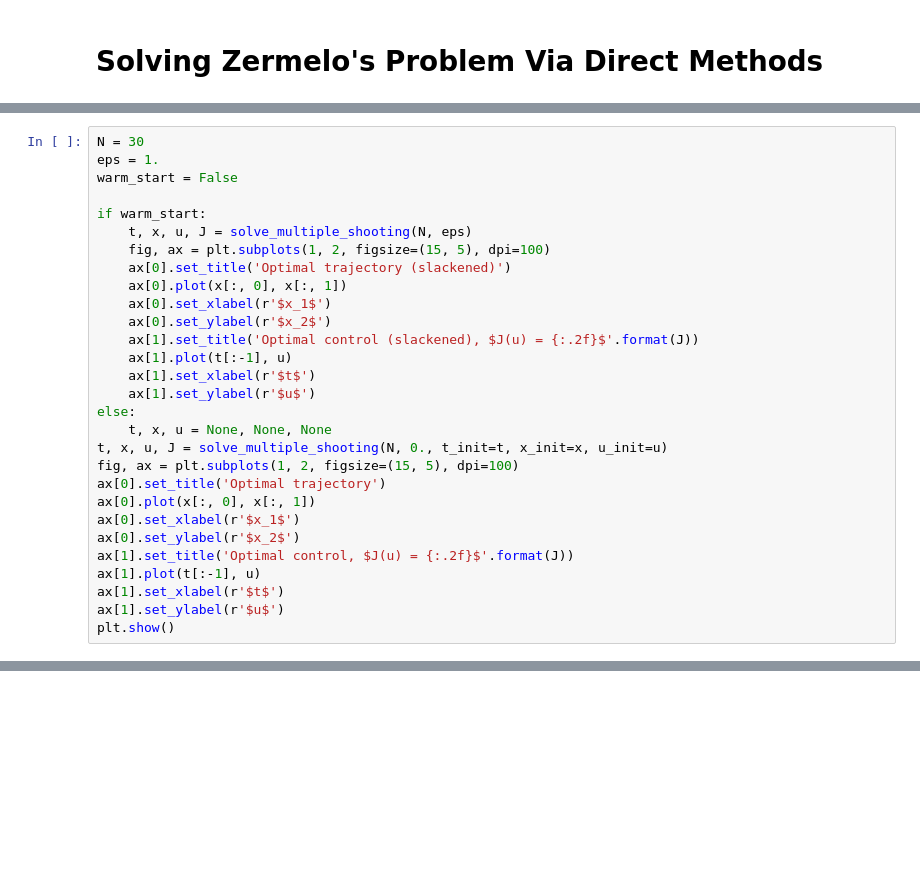
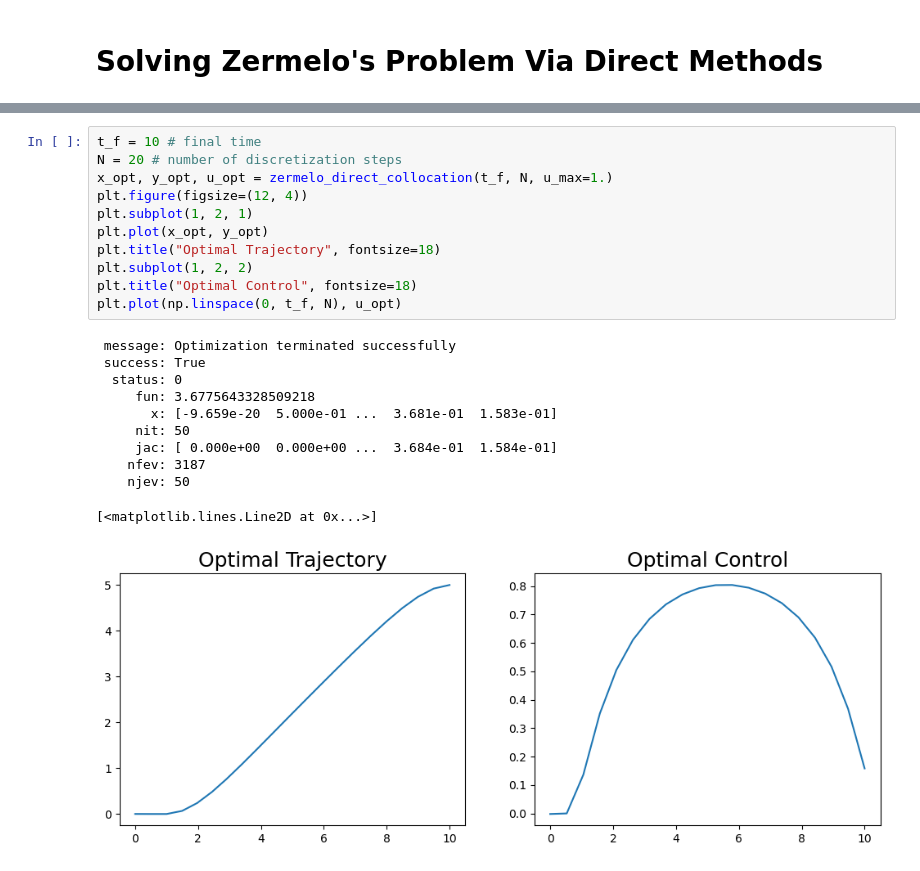
Before and after one commit to StanfordASL/pora-exercises, a Jupyter notebook: ch02/zermelos_problem.ipynb, the cells around one changed output, grey strips where cells are left out. Saved outputs shown, nothing was run; the diff lists cells and outputs as text; blank space fills up the shorter version.

```diff
--- a/ch02/zermelos_problem.ipynb
+++ b/ch02/zermelos_problem.ipynb
@@ -136,29 +48,0 @@ def solve_multiple_shooting(N=20, eps=1e-3, verbose=True,
-# %%
-N = 30
-eps = 1.
-warm_start = False
-
-if warm_start:
-    t, x, u, J = solve_multiple_shooting(N, eps)
-    fig, ax = plt.subplots(1, 2, figsize=(15, 5), dpi=100)
-    ax[0].set_title('Optimal trajectory (slackened)')
-    ax[0].plot(x[:, 0], x[:, 1])
-    ax[0].set_xlabel(r'$x_1$')
-    ax[0].set_ylabel(r'$x_2$')
-    ax[1].set_title('Optimal control (slackened), $J(u) = {:.2f}$'.format(J))
-    ax[1].plot(t[:-1], u)
-    ax[1].set_xlabel(r'$t$')
-    ax[1].set_ylabel(r'$u$')
-else:
-    t, x, u = None, None, None
-t, x, u, J = solve_multiple_shooting(N, 0., t_init=t, x_init=x, u_init=u)
-fig, ax = plt.subplots(1, 2, figsize=(15, 5), dpi=100)
-ax[0].set_title('Optimal trajectory')
-ax[0].plot(x[:, 0], x[:, 1])
-ax[0].set_xlabel(r'$x_1$')
-ax[0].set_ylabel(r'$x_2$')
-ax[1].set_title('Optimal control, $J(u) = {:.2f}$'.format(J))
-ax[1].plot(t[:-1], u)
-ax[1].set_xlabel(r'$t$')
-ax[1].set_ylabel(r'$u$')
-plt.show()
@@ -164,0 +106,23 @@ plt.show()
+# %%
+t_f = 10 # final time
+N = 20 # number of discretization steps
+x_opt, y_opt, u_opt = zermelo_direct_collocation(t_f, N, u_max=1.)
+plt.figure(figsize=(12, 4))
+plt.subplot(1, 2, 1)
+plt.plot(x_opt, y_opt)
+plt.title("Optimal Trajectory", fontsize=18)
+plt.subplot(1, 2, 2)
+plt.title("Optimal Control", fontsize=18)
+plt.plot(np.linspace(0, t_f, N), u_opt)
+# %% [output]
+ message: Optimization terminated successfully
+ success: True
+  status: 0
+     fun: 3.6775643328509218
+       x: [-9.659e-20  5.000e-01 ...  3.681e-01  1.583e-01]
+     nit: 50
+     jac: [ 0.000e+00  0.000e+00 ...  3.684e-01  1.584e-01]
+    nfev: 3187
+    njev: 50
+[<matplotlib.lines.Line2D at 0x...>]
+[figure, added]
```
Also changed, not shown: parts of 15 cells of this notebook, 6 other files.
